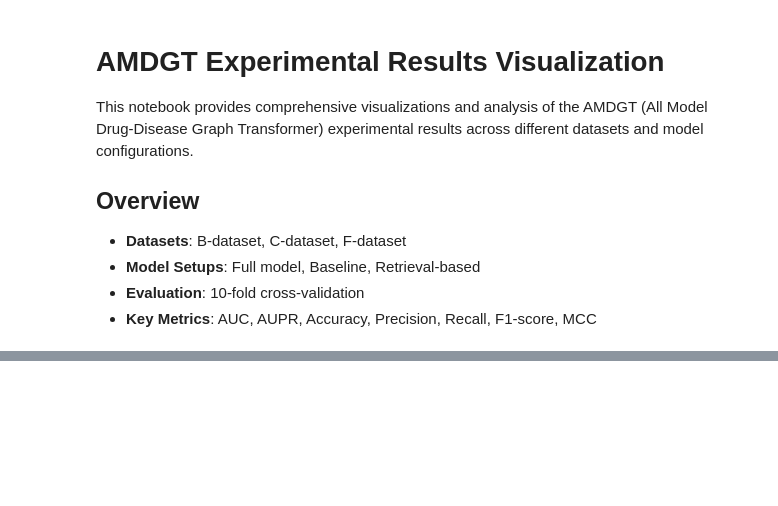
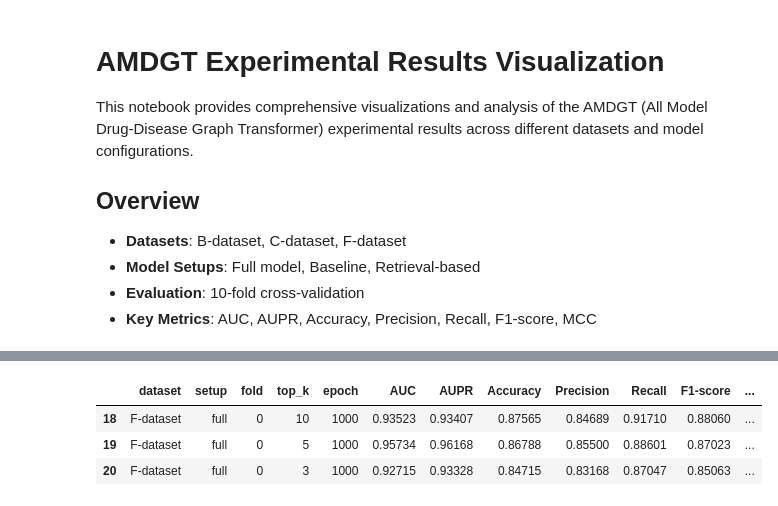
Before and after one commit to Wassi00/AMDGT_RAG, a Jupyter notebook: Visualizations.ipynb, the cells around one changed output, grey strips where cells are left out. Saved outputs shown, nothing was run; the diff lists cells and outputs as text; code cells hidden in the pictures; blank space fills up the shorter version.

Commit message:
Full code

```diff
--- a/Visualizations.ipynb
+++ b/Visualizations.ipynb
@@ -673,0 +53,94 @@ This notebook provides comprehensive visualizations and analysis of the AMDGT (A
+# %%
+def parse_log_file(filepath):
+    """
+    Parse a log file and extract final metrics.
+    Returns a dictionary with metadata and final epoch metrics.
+    """
+    try:
+        with open(filepath, 'r') as f:
+            content = f.read()
+
+        # Extract dataset, setup, and top_k from filename
+        # Format: run_YYYYMMDD_HHMMSS_[dataset]_[setup]_[top_k].log
+        filename = filepath.name
+        match = re.search(r'run_\d{8}_\d{6}_([A-Z])-dataset_(\w+)_(\d+)\.log', filename)
+
+        if not match:
+            return None
+
+        dataset = f"{match.group(1)}-dataset"
+        setup = match.group(2)
+        top_k = int(match.group(3))  # This is the retrieval k parameter, not fold!
+
+        # Extract fold from file content (second line)
+        lines = content.strip().split('\n')
+        fold = None
+        for line in lines[:5]:  # Check first few lines
+            if line.startswith('fold:'):
+                fold = int(line.split(':')[1].strip())
+                break
+
+        if fold is None:
+            return None
+
+        # Extract final metrics (last non-empty line with numeric data)
+        final_metrics = None
+        for line in reversed(lines):
+            if line.strip() and not line.startswith('Dataset') and not line.startswith('fold'):
+                parts = line.split()
+                if len(parts) >= 9:  # Should have enough columns
+                    try:
+                        epoch = int(parts[0])
+                        time_val = float(parts[1])
+                        auc = float(parts[2])
+                        aupr = float(parts[3])
+                        accuracy = float(parts[4])
+                        precision = float(parts[5])
+                        recall = float(parts[6])
+                        f1 = float(parts[7])
+                        mcc = float(parts[8])
+
+                        final_metrics = {
+                            'dataset': dataset,
+                            'setup': setup,
+                            'fold': fold,
+                            'top_k': top_k,  # Add the retrieval parameter
+                            'epoch': epoch,
+                            'AUC': auc,
+                            'AUPR': aupr,
+                            'Accuracy': accuracy,
+                            'Precision': precision,
+                            'Recall': recall,
+                            'F1-score': f1,
+                            'MCC': mcc
+                        }
+                        break
+                    except (ValueError, IndexError):
+                        continue
+
+        return final_metrics
+    except Exception as e:
+        print(f"Error parsing {filepath}: {e}")
+        return None
+
+
+
+# Parse all log files
+log_files = sorted(output_dir.glob('run_*_*.log'))
+results = []
+
+for logfile in log_files:
+    metrics = parse_log_file(logfile)
+    if metrics:
+        results.append(metrics)
+
+# Create DataFrame
+df_results = pd.DataFrame(results)
+print(f"\n✓ Successfully parsed {len(df_results)} log files")
+print(f"\nDatasets: {df_results['dataset'].unique()}")
+print(f"Setups: {df_results['setup'].unique()}")
+print(f"Folds per setup: {df_results.groupby(['dataset', 'setup']).size().value_counts()}")
+print(f"\nDataFrame shape: {df_results.shape}")
+print(f"\nFirst few rows:")
+df_results[18:21]
+# %% [output]
@@ -673,0 +158,4 @@ This notebook provides comprehensive visualizations and analysis of the AMDGT (A
+|  | dataset | setup | fold | top_k | epoch | AUC | AUPR | Accuracy | Precision | Recall | F1-score | ... |
+| 18 | F-dataset | full | 0 | 10 | 1000 | 0.93523 | 0.93407 | 0.87565 | 0.84689 | 0.91710 | 0.88060 | ... |
+| 19 | F-dataset | full | 0 | 5 | 1000 | 0.95734 | 0.96168 | 0.86788 | 0.85500 | 0.88601 | 0.87023 | ... |
+| 20 | F-dataset | full | 0 | 3 | 1000 | 0.92715 | 0.93328 | 0.84715 | 0.83168 | 0.87047 | 0.85063 | ... |
```
Also changed, not shown: parts of 39 cells of this notebook, 9 other files.
